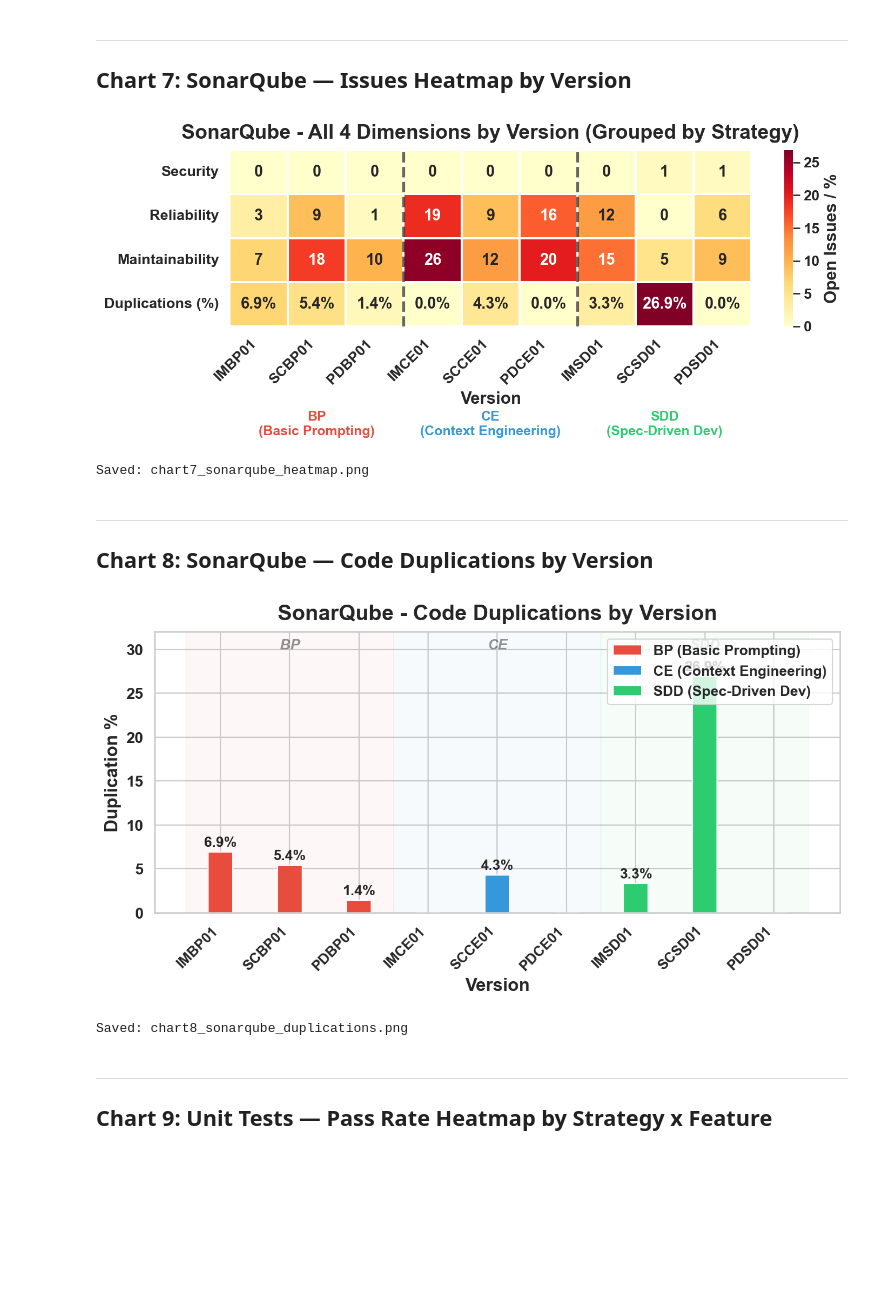
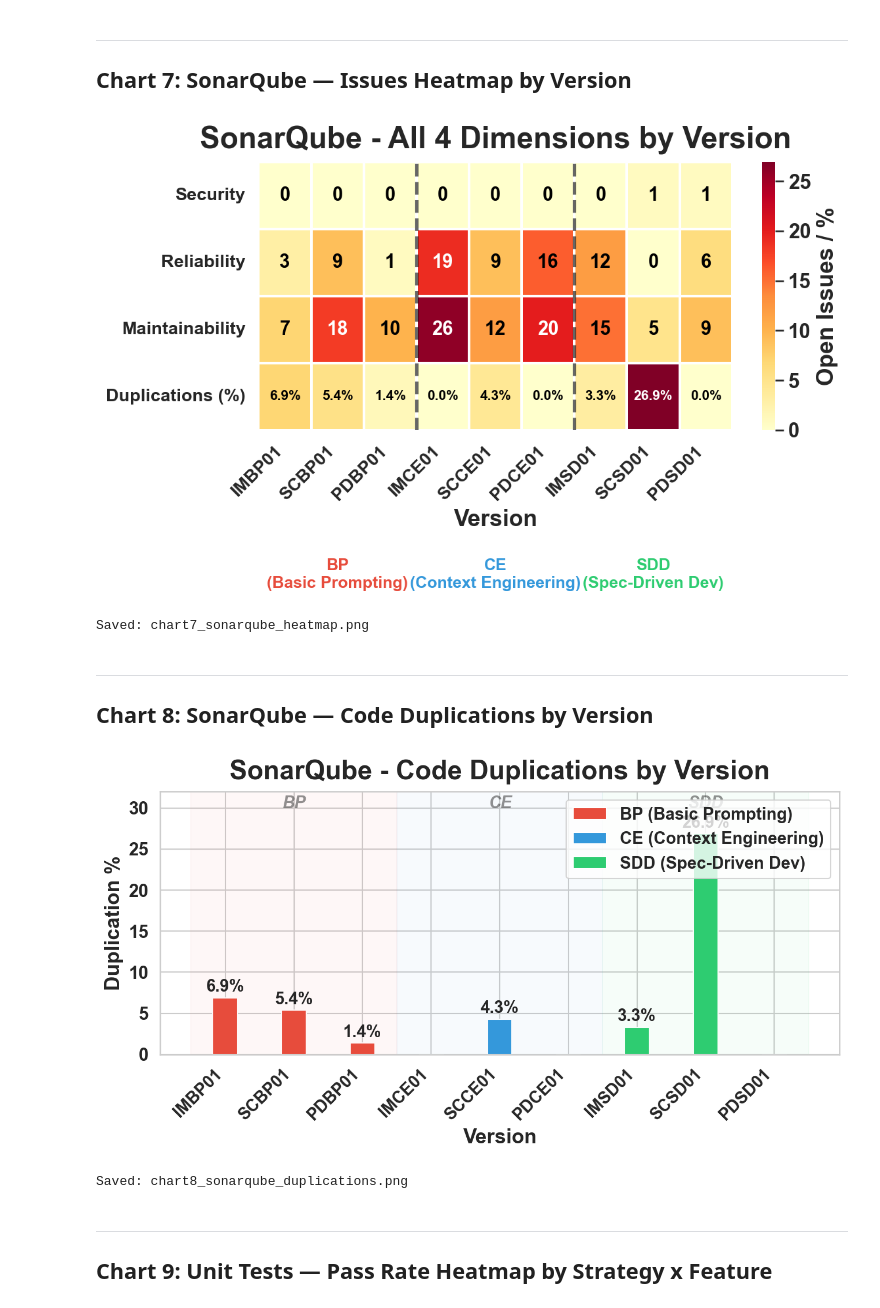
Before and after one commit to PhatchareePuangjai/chatGPT5, a Jupyter notebook: src/research_charts.ipynb, the cells around one changed output. Saved outputs shown, nothing was run; the diff lists cells and outputs as text; code cells hidden in the pictures; blank space fills up the shorter version.

```diff
--- a/src/research_charts.ipynb
+++ b/src/research_charts.ipynb
@@ -16,16 +16,16 @@ import pandas as pd
 import numpy as np
 
 # ตั้งค่า style
-sns.set_theme(style='whitegrid', font_scale=1.35)
+sns.set_theme(style='whitegrid', font_scale=1.6)
 matplotlib.rcParams['figure.dpi'] = 150
 matplotlib.rcParams['savefig.dpi'] = 300
 matplotlib.rcParams['figure.facecolor'] = 'white'
-matplotlib.rcParams['axes.titlesize'] = 18
-matplotlib.rcParams['axes.labelsize'] = 15
+matplotlib.rcParams['axes.titlesize'] = 22
+matplotlib.rcParams['axes.labelsize'] = 17
 matplotlib.rcParams['axes.labelweight'] = 'bold'
-matplotlib.rcParams['xtick.labelsize'] = 13
-matplotlib.rcParams['ytick.labelsize'] = 13
-matplotlib.rcParams['legend.fontsize'] = 13
+matplotlib.rcParams['xtick.labelsize'] = 15
+matplotlib.rcParams['ytick.labelsize'] = 15
+matplotlib.rcParams['legend.fontsize'] = 15
 matplotlib.rcParams['font.weight'] = 'semibold'
 matplotlib.rcParams['figure.autolayout'] = False
 SAVE_KWARGS = {'bbox_inches': 'tight', 'pad_inches': 0.06}
@@ -453,9 +460,8 @@ Saved: chart6_sonarqube_by_strategy.png
 ---
 ## Chart 7: SonarQube — Issues Heatmap by Version
 # %%
-fig, ax = plt.subplots(figsize=(9.8, 4.8))
+fig, ax = plt.subplots(figsize=(7.8, 5.8))
 
-# Reorder by strategy: BP group, CE group, SDD group
 versions_by_strategy = ['IMBP01','SCBP01','PDBP01',
                          'IMCE01','SCCE01','PDCE01',
                          'IMSD01','SCSD01','PDSD01']
@@ -464,44 +470,55 @@ df_sonar_indexed = df_sonar.set_index('Version')
 sonar_heatmap = df_sonar_indexed.loc[versions_by_strategy, ['Security','Reliability','Maintainability']].copy()
 sonar_heatmap['Duplications (%)'] = df_sonar_indexed.loc[versions_by_strategy, 'Duplications']
 
-# Use different format for each row (int for first 3, float for Duplications)
 annot_data = sonar_heatmap.copy()
 annot_text = annot_data.astype(str)
 for v in versions_by_strategy:
     for col in ['Security','Reliability','Maintainability']:
         annot_text.loc[v, col] = str(int(annot_data.loc[v, col]))
     annot_text.loc[v, 'Duplications (%)'] = f"{annot_data.loc[v, 'Duplications (%)']:.1f}%"
 
-sns.heatmap(sonar_heatmap.T, annot=annot_text.T.values, fmt='', cmap='YlOrRd',
+# Plot without annotations first
+sns.heatmap(sonar_heatmap.T, annot=False, fmt='', cmap='YlOrRd',
             linewidths=1, linecolor='white', ax=ax,
-            annot_kws={'fontsize': 14, 'fontweight': 'bold'},
             cbar_kws={'label': 'Open Issues / %'})
 
-# Add vertical lines to separate strategy groups (after index 3 and 6)
+# Add annotations manually with per-row font sizes
+rows = ['Security', 'Reliability', 'Maintainability', 'Duplications (%)']
+for row_i, row_name in enumerate(rows):
+    fs = 10 if row_name == 'Duplications (%)' else 14
+    for col_i, version in enumerate(versions_by_strategy):
+        text = annot_text.loc[version, row_name]
+        # pick text color based on cell value
+        val = sonar_heatmap.loc[version, row_name]
+        max_val = sonar_heatmap.values.max()
+        color = 'white' if val > max_val * 0.6 else 'black'
+        ax.text(col_i + 0.5, row_i + 0.5, text,
+                ha='center', va='center',
+                fontsize=fs, fontweight='bold', color=color)
+
 ax.axvline(x=3, color='black', linewidth=2.5, linestyle='--', alpha=0.6)
 ax.axvline(x=6, color='black', linewidth=2.5, linestyle='--', alpha=0.6)
 
-# Add strategy group labels
 ax.text(1.5, -0.48, 'BP\n(Basic Prompting)', ha='center', va='top', fontsize=12, fontweight='bold',
         color=STRATEGY_COLORS['BP'], transform=ax.get_xaxis_transform())
 ax.text(4.5, -0.48, 'CE\n(Context Engineering)', ha='center', va='top', fontsize=12, fontweight='bold',
         color=STRATEGY_COLORS['CE'], transform=ax.get_xaxis_transform())
 ax.text(7.5, -0.48, 'SDD\n(Spec-Driven Dev)', ha='center', va='top', fontsize=12, fontweight='bold',
         color=STRATEGY_COLORS['SDD'], transform=ax.get_xaxis_transform())
 
-ax.set_title('SonarQube - All 4 Dimensions by Version (Grouped by Strategy)', fontweight='bold', pad=10)
+ax.set_title('SonarQube - All 4 Dimensions by Version', fontweight='bold', pad=10)
 ax.set_xlabel('Version')
 ax.set_ylabel('')
 plt.xticks(rotation=45, ha='right', fontsize=13)
 plt.yticks(rotation=0, fontsize=13)
 
 bold_axis_text(ax)
 plt.tight_layout(pad=0.45)
 plt.savefig('chart7_sonarqube_heatmap.png', **SAVE_KWARGS)
 plt.show()
 print('Saved: chart7_sonarqube_heatmap.png')
 # %% [output]
-[figure, old version]
+[figure, new version]
 Saved: chart7_sonarqube_heatmap.png
 # %% [markdown]
 ---
@@ -520,27 +537,27 @@ bars = ax.bar(x, df_sonar_ordered['Duplications'], width=0.36, color=colors_by_s
 for i, (bar, val) in enumerate(zip(bars, df_sonar_ordered['Duplications'])):
     if val > 0:
         ax.text(bar.get_x() + bar.get_width()/2, bar.get_height() + 0.3, f'{val:.1f}%',
-                ha='center', va='bottom', fontweight='bold', fontsize=12)
+                ha='center', va='bottom', fontweight='bold', fontsize=14)
 
 # Strategy background (BP: 0-2, CE: 3-5, SDD: 6-8)
 ax.axvspan(-0.5, 2.5, alpha=0.04, color=STRATEGY_COLORS['BP'])
 ax.axvspan(2.5, 5.5, alpha=0.04, color=STRATEGY_COLORS['CE'])
 ax.axvspan(5.5, 8.5, alpha=0.04, color=STRATEGY_COLORS['SDD'])
-ax.text(1, 30, 'BP', ha='center', fontsize=12, fontstyle='italic', alpha=0.5)
-ax.text(4, 30, 'CE', ha='center', fontsize=12, fontstyle='italic', alpha=0.5)
-ax.text(7, 30, 'SDD', ha='center', fontsize=12, fontstyle='italic', alpha=0.5)
+ax.text(1, 30, 'BP', ha='center', fontsize=14, fontstyle='italic', alpha=0.5)
+ax.text(4, 30, 'CE', ha='center', fontsize=14, fontstyle='italic', alpha=0.5)
+ax.text(7, 30, 'SDD', ha='center', fontsize=14, fontstyle='italic', alpha=0.5)
 
 ax.set_xlabel('Version')
 ax.set_ylabel('Duplication %')
 ax.set_title('SonarQube - Code Duplications by Version', fontweight='bold', pad=10)
 ax.set_xticks(x)
-ax.set_xticklabels(versions, rotation=45, ha='right', fontsize=12)
+ax.set_xticklabels(versions, rotation=45, ha='right', fontsize=14)
 ax.set_ylim(0, 32)
 
 from matplotlib.patches import Patch
 legend_elements = [Patch(facecolor=STRATEGY_COLORS[s], label=f'{s} ({STRATEGY_NAMES[s]})')
                    for s in ['BP','CE','SDD']]
-ax.legend(handles=legend_elements, loc='upper right', fontsize=12, frameon=True)
+ax.legend(handles=legend_elements, loc='upper right', fontsize=14, frameon=True)
 
 bold_axis_text(ax)
 plt.tight_layout(pad=0.6)
@@ -548,7 +565,7 @@ plt.savefig('chart8_sonarqube_duplications.png', **SAVE_KWARGS)
 plt.show()
 print('Saved: chart8_sonarqube_duplications.png')
 # %% [output]
-[figure, old version]
+[figure, new version]
 Saved: chart8_sonarqube_duplications.png
 # %% [markdown]
 ---
```
Also changed, not shown: parts of 8 cells of this notebook, 16 other files.
